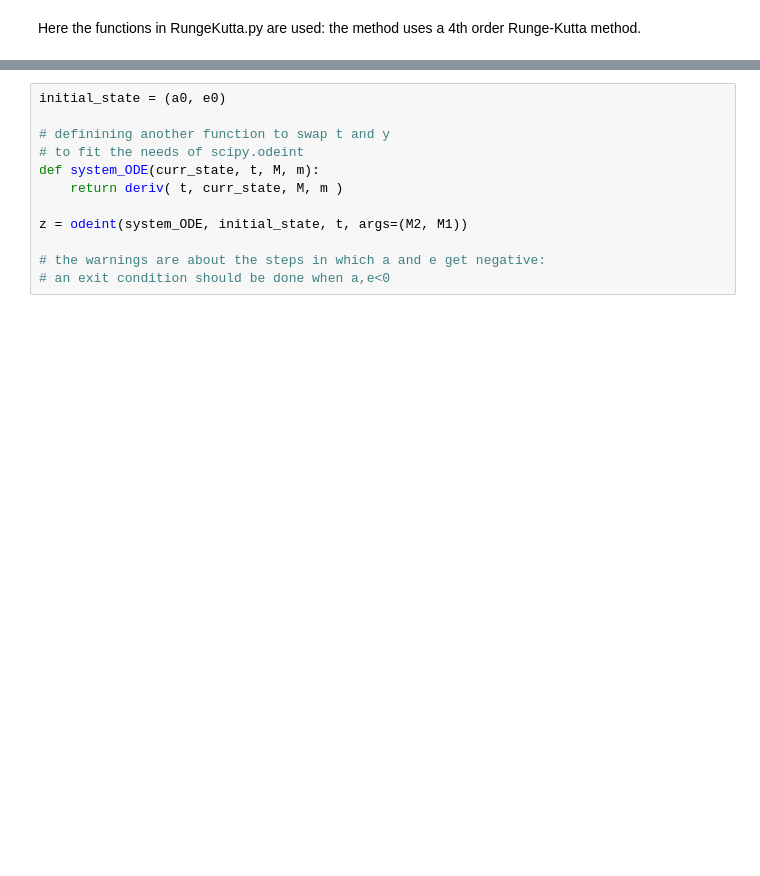
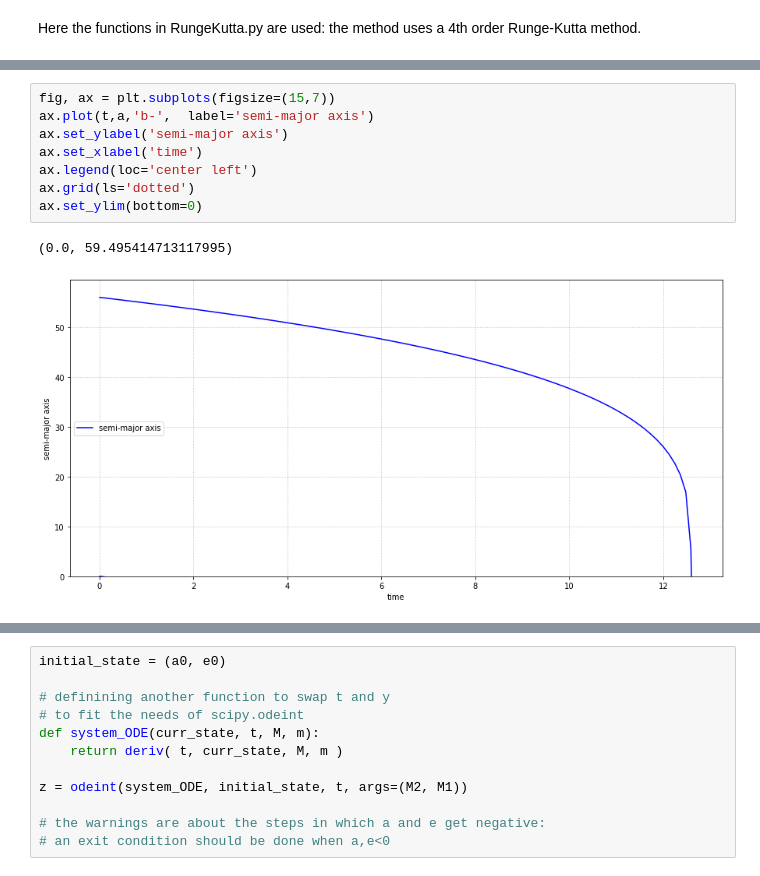
Before and after one commit to Bahadoram/Delay-Time-Dist.-of-Compact-Binary-Objects, a Jupyter notebook: project.ipynb, the cells around one changed output, grey strips where cells are left out. Cells and saved outputs as stored; diff of their text form; blank space fills up the shorter version.

```diff
--- a/project.ipynb
+++ b/project.ipynb
@@ -106,0 +181,11 @@ plt.show()
+# %%
+fig, ax = plt.subplots(figsize=(15,7))
+ax.plot(t,a,'b-',  label='semi-major axis')
+ax.set_ylabel('semi-major axis')
+ax.set_xlabel('time')
+ax.legend(loc='center left')
+ax.grid(ls='dotted')
+ax.set_ylim(bottom=0)
+# %% [output]
+(0.0, 59.495414713117995)
+[figure, added]
```
Also changed, not shown: parts of 10 cells of this notebook.
